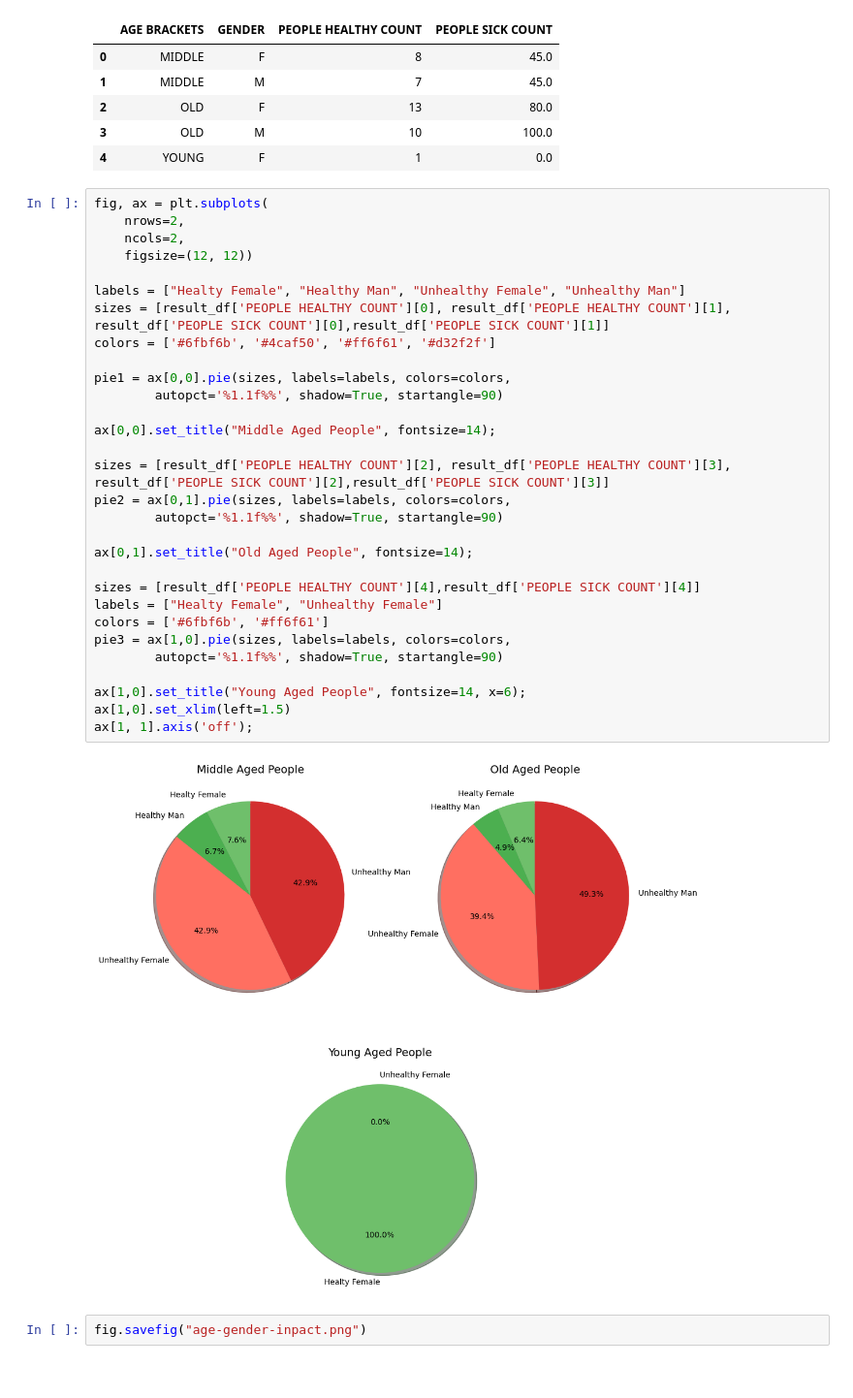
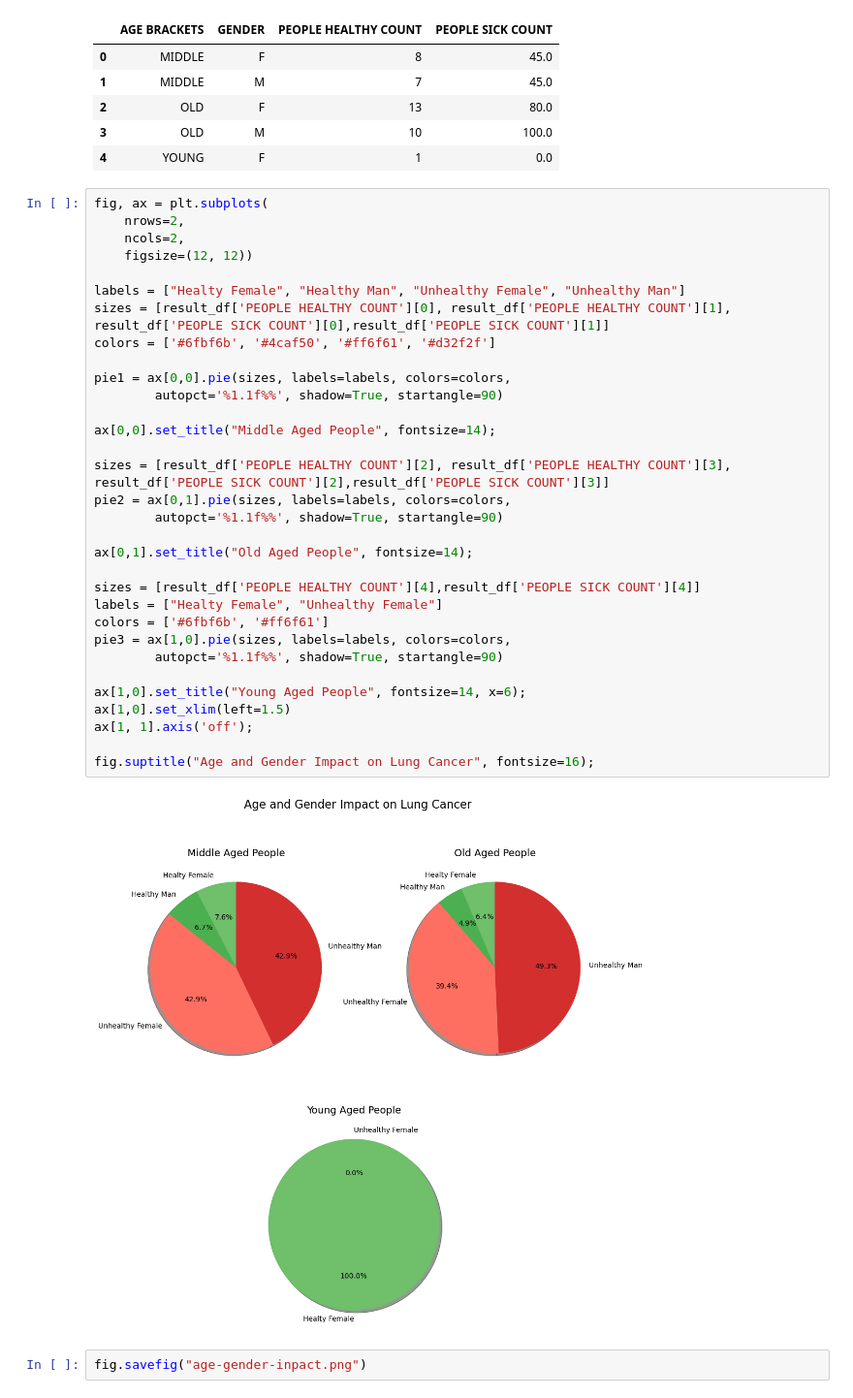
Before and after one commit to Paty1355/Data-Visualization-Project, a Jupyter notebook: DataVisualizationProject.ipynb, the cells around one changed output. Shown at 97% size. Cells and saved outputs as stored; diff of their text form.

```diff
--- a/DataVisualizationProject.ipynb
+++ b/DataVisualizationProject.ipynb
@@ -307,33 +307,35 @@ result_df
 fig, ax = plt.subplots(
     nrows=2,
     ncols=2,
     figsize=(12, 12))
 
 labels = ["Healty Female", "Healthy Man", "Unhealthy Female", "Unhealthy Man"]
 sizes = [result_df['PEOPLE HEALTHY COUNT'][0], result_df['PEOPLE HEALTHY COUNT'][1], result_df['PEOPLE SICK COUNT'][0],result_df['PEOPLE SICK COUNT'][1]]
 colors = ['#6fbf6b', '#4caf50', '#ff6f61', '#d32f2f']
 
 pie1 = ax[0,0].pie(sizes, labels=labels, colors=colors,
         autopct='%1.1f%%', shadow=True, startangle=90)
 
 ax[0,0].set_title("Middle Aged People", fontsize=14);
 
 sizes = [result_df['PEOPLE HEALTHY COUNT'][2], result_df['PEOPLE HEALTHY COUNT'][3], result_df['PEOPLE SICK COUNT'][2],result_df['PEOPLE SICK COUNT'][3]]
 pie2 = ax[0,1].pie(sizes, labels=labels, colors=colors,
         autopct='%1.1f%%', shadow=True, startangle=90)
 
 ax[0,1].set_title("Old Aged People", fontsize=14);
 
 sizes = [result_df['PEOPLE HEALTHY COUNT'][4],result_df['PEOPLE SICK COUNT'][4]]
 labels = ["Healty Female", "Unhealthy Female"]
 colors = ['#6fbf6b', '#ff6f61']
 pie3 = ax[1,0].pie(sizes, labels=labels, colors=colors,
         autopct='%1.1f%%', shadow=True, startangle=90)
 
 ax[1,0].set_title("Young Aged People", fontsize=14, x=6);
 ax[1,0].set_xlim(left=1.5)
 ax[1, 1].axis('off');
+
+fig.suptitle("Age and Gender Impact on Lung Cancer", fontsize=16);
 # %% [output]
-[figure, old version]
+[figure, new version]
 # %%
 fig.savefig("age-gender-inpact.png")
```
Also changed, not shown: parts of 1 cell of this notebook, 1 other file.
